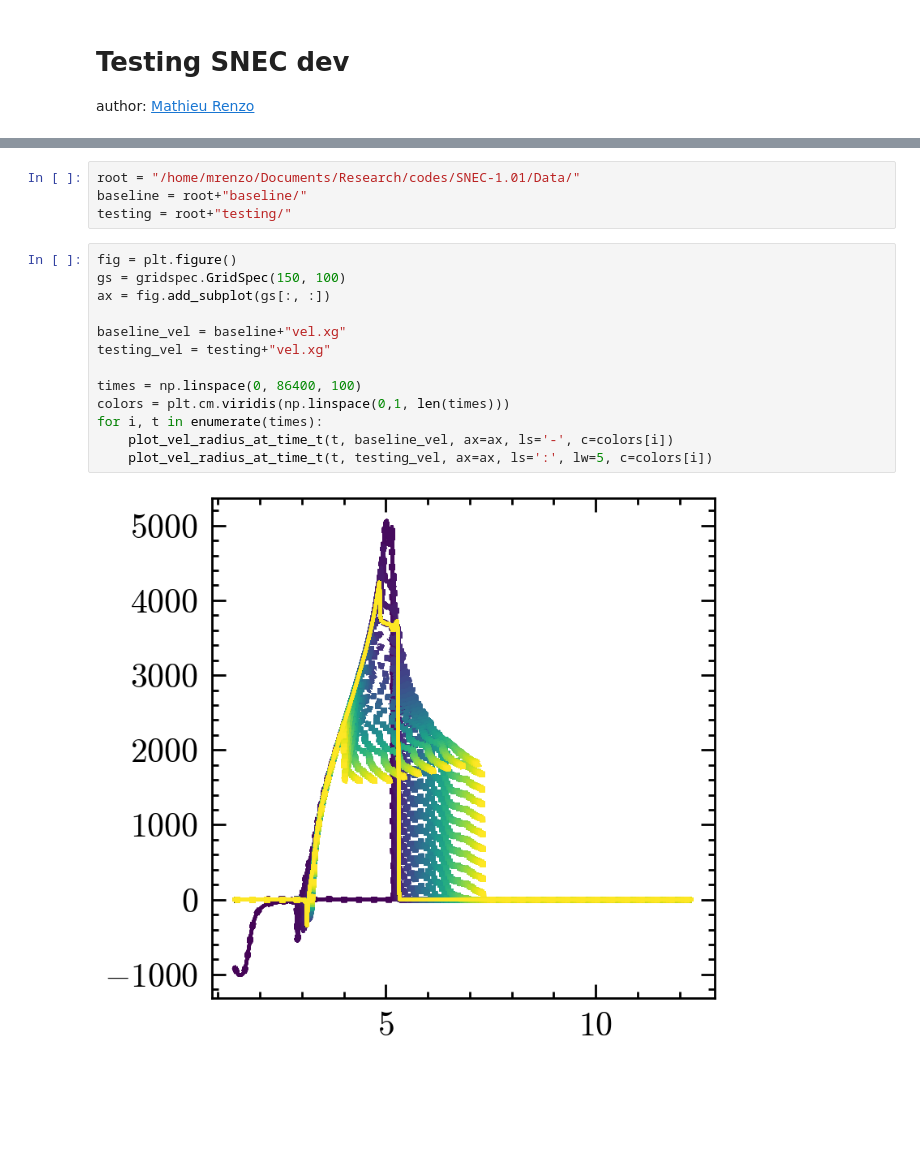
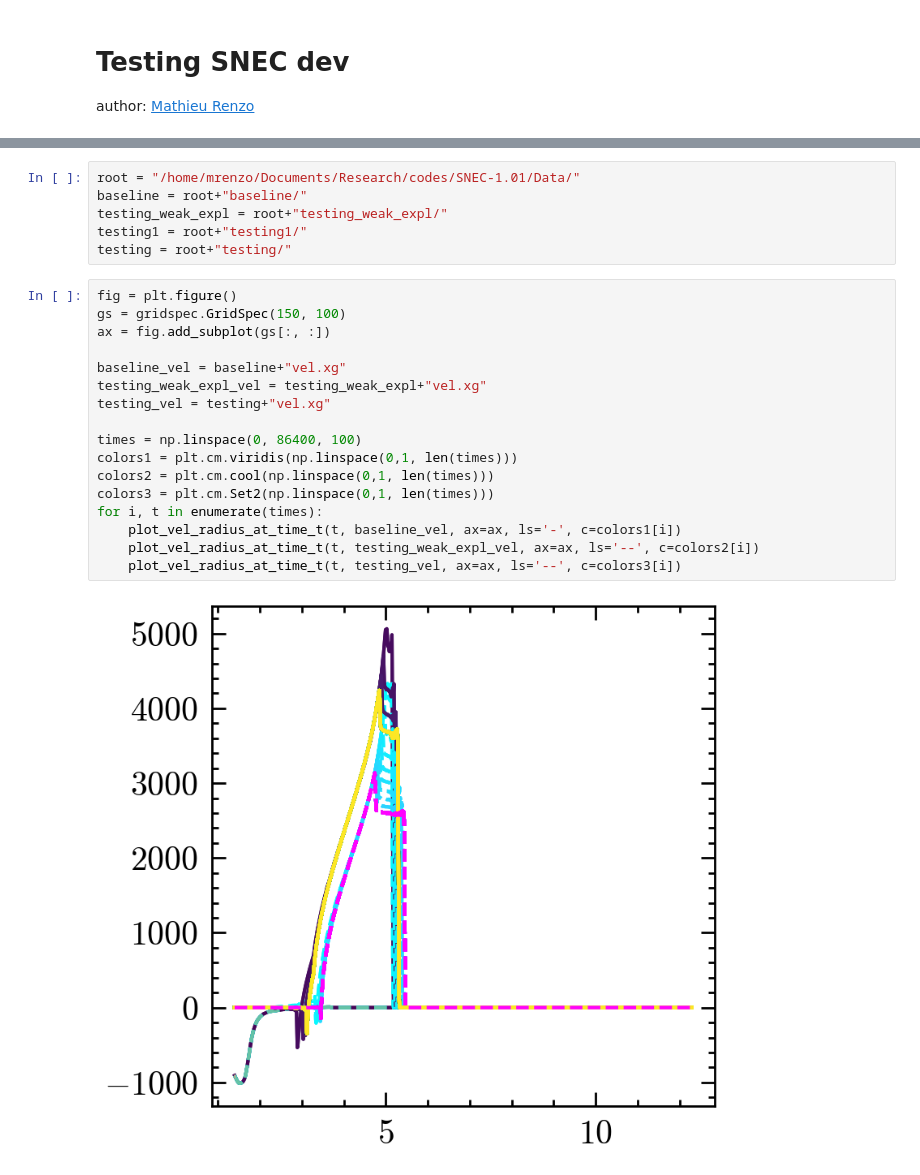
Before and after one commit to mathren/SNEC, a Jupyter notebook: scripts/dev_SNEC.ipynb, the cells around one changed output, grey strips where cells are left out. Cells and saved outputs as stored; diff of their text form; blank space fills up the shorter version.

```diff
--- a/scripts/dev_SNEC.ipynb
+++ b/scripts/dev_SNEC.ipynb
@@ -12,22 +14,28 @@ from plot_v_r import plot_vel_radius_at_time_t
 # %%
 root = "/home/mrenzo/Documents/Research/codes/SNEC-1.01/Data/"
 baseline = root+"baseline/"
+testing_weak_expl = root+"testing_weak_expl/"
+testing1 = root+"testing1/"
 testing = root+"testing/"
 # %%
 fig = plt.figure()
 gs = gridspec.GridSpec(150, 100)
 ax = fig.add_subplot(gs[:, :])
 
 baseline_vel = baseline+"vel.xg"
+testing_weak_expl_vel = testing_weak_expl+"vel.xg"
 testing_vel = testing+"vel.xg"
 
 times = np.linspace(0, 86400, 100)
-colors = plt.cm.viridis(np.linspace(0,1, len(times)))
+colors1 = plt.cm.viridis(np.linspace(0,1, len(times)))
+colors2 = plt.cm.cool(np.linspace(0,1, len(times)))
+colors3 = plt.cm.Set2(np.linspace(0,1, len(times)))
 for i, t in enumerate(times):
-    plot_vel_radius_at_time_t(t, baseline_vel, ax=ax, ls='-', c=colors[i])
-    plot_vel_radius_at_time_t(t, testing_vel, ax=ax, ls=':', lw=5, c=colors[i])
+    plot_vel_radius_at_time_t(t, baseline_vel, ax=ax, ls='-', c=colors1[i])
+    plot_vel_radius_at_time_t(t, testing_weak_expl_vel, ax=ax, ls='--', c=colors2[i])
+    plot_vel_radius_at_time_t(t, testing_vel, ax=ax, ls='--', c=colors3[i])
 # %% [output]
-[figure, old version]
+[figure, new version]
 # %%
 def plot_mass_radius(t, mass_out, ax=None, **kwargs):
     data = SNEC_output_parser(mass_out)
```
Also changed, not shown: parts of 7 cells of this notebook, 5 other files.
